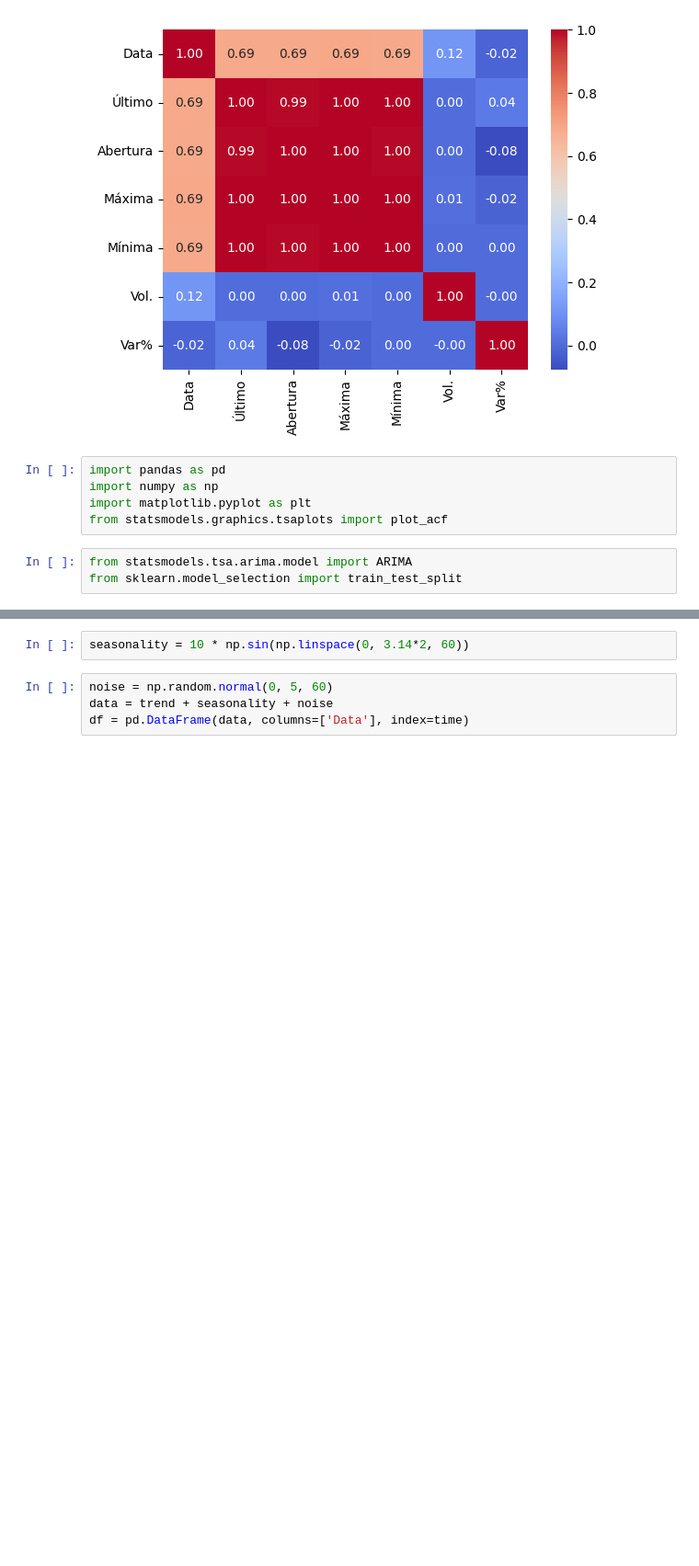
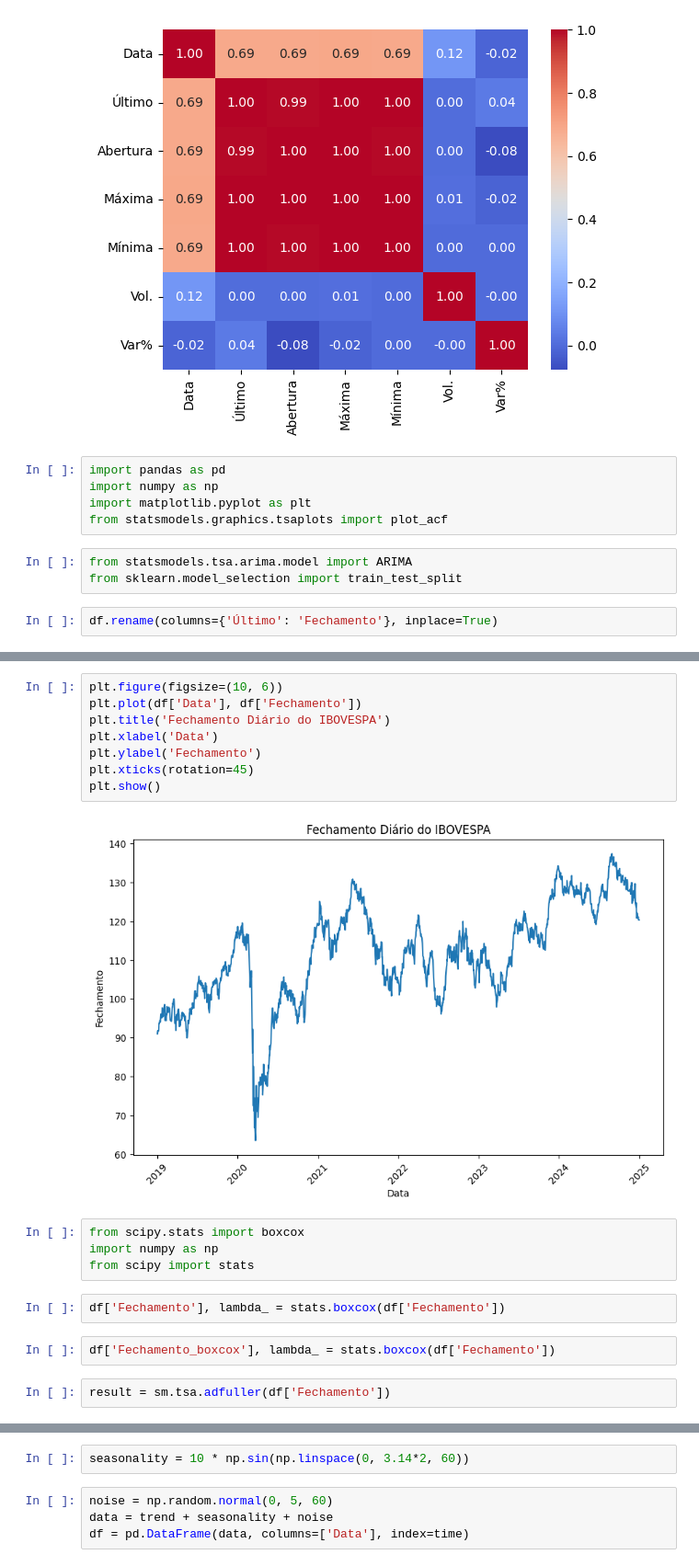
Before and after one commit to SuzanaKstro/Desafio-Fiap, a Jupyter notebook: Untitled24.ipynb, the cells around one changed output, grey strips where cells are left out. Shown at 92% size. Drawn from its saved outputs; the diff is of its cells as text; blank space fills up the shorter version.

```diff
--- a/Untitled24.ipynb
+++ b/Untitled24.ipynb
@@ -159,3 +159,5 @@ from statsmodels.graphics.tsaplots import plot_acf
 # %%
 from statsmodels.tsa.arima.model import ARIMA
 from sklearn.model_selection import train_test_split
+# %%
+df.rename(columns={'Último': 'Fechamento'}, inplace=True)
@@ -161,0 +180,20 @@ from sklearn.model_selection import train_test_split
+# %%
+plt.figure(figsize=(10, 6))
+plt.plot(df['Data'], df['Fechamento'])
+plt.title('Fechamento Diário do IBOVESPA')
+plt.xlabel('Data')
+plt.ylabel('Fechamento')
+plt.xticks(rotation=45)
+plt.show()
+# %% [output]
+[figure, added]
+# %%
+from scipy.stats import boxcox
+import numpy as np
+from scipy import stats
+# %%
+df['Fechamento'], lambda_ = stats.boxcox(df['Fechamento'])
+# %%
+df['Fechamento_boxcox'], lambda_ = stats.boxcox(df['Fechamento'])
+# %%
+result = sm.tsa.adfuller(df['Fechamento'])
```
Also changed, not shown: parts of 35 cells of this notebook.
